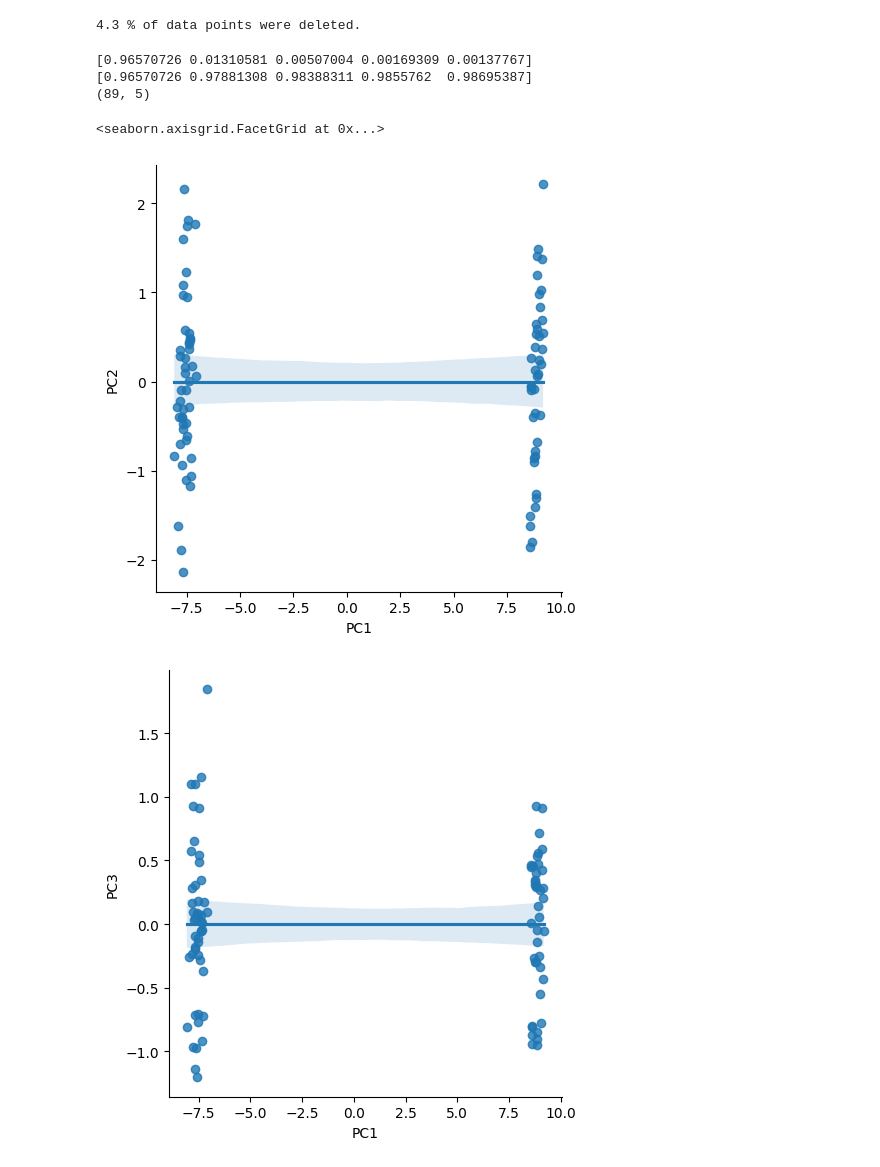
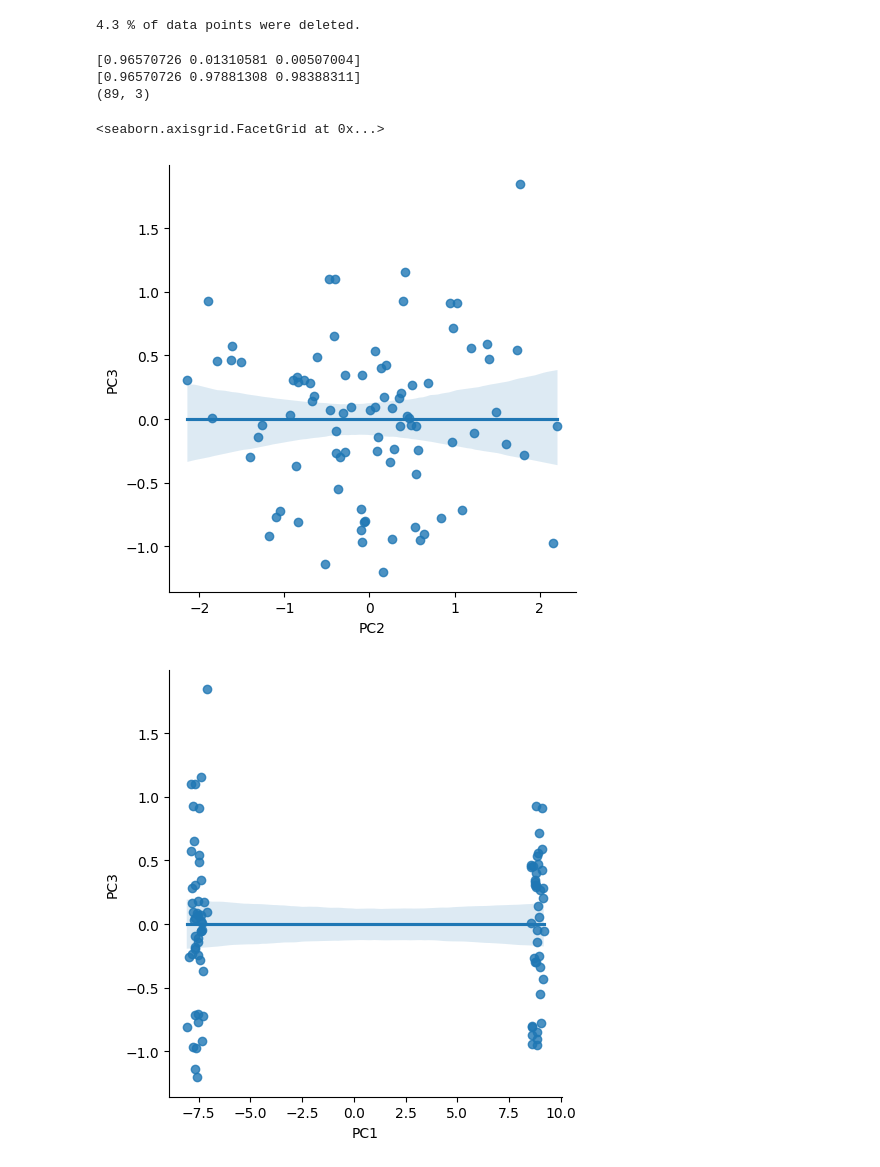
Before and after one commit to boredanon/machine-learning2023-2, a Jupyter notebook: proyecto_ML_José_del_Solar.ipynb, the cells around one changed output. Drawn from its saved outputs; the diff is of its cells as text; code cells hidden in the pictures.

```diff
--- a/proyecto_ML_José_del_Solar.ipynb
+++ b/proyecto_ML_José_del_Solar.ipynb
@@ -131,7 +132,7 @@ X_normalized = pd.DataFrame(scaler.fit_transform(X_without_outliers), columns=X.
 # %%
 from sklearn.decomposition import PCA
 
-X_pca = PCA(n_components=5)
+X_pca = PCA(n_components=3)
 X_pca.fit(X_normalized)
 print(X_pca.explained_variance_ratio_)
 print(X_pca.explained_variance_ratio_.cumsum())
@@ -139,18 +140,18 @@ print(X_pca.explained_variance_ratio_.cumsum())
 X_pca_data = X_pca.transform(X_normalized)
 print(X_pca_data.shape)
 # %% [output]
-[0.96570726 0.01310581 0.00507004 0.00169309 0.00137767]
-[0.96570726 0.97881308 0.98388311 0.9855762  0.98695387]
-(89, 5)
+[0.96570726 0.01310581 0.00507004]
+[0.96570726 0.97881308 0.98388311]
+(89, 3)
 # %%
 import seaborn as sns
 
-X_pca_df = pd.DataFrame(X_pca_data, columns=['PC1', 'PC2', 'PC3', 'PC4', 'PC5'])
+X_pca_df = pd.DataFrame(X_pca_data, columns=['PC1', 'PC2', 'PC3'])
 X_pca_df['Y'] = y_without_outliers.copy()
 
-sns.lmplot(x='PC1', y='PC2', data=X_pca_df)
+sns.lmplot(x='PC2', y='PC3', data=X_pca_df)
 sns.lmplot(x='PC1', y='PC3', data=X_pca_df)
 # %% [output]
 <seaborn.axisgrid.FacetGrid at 0x...>
-[figure, old version]
+[figure, new version]
 [figure]
```
Also changed, not shown: parts of 1 cell of this notebook.
